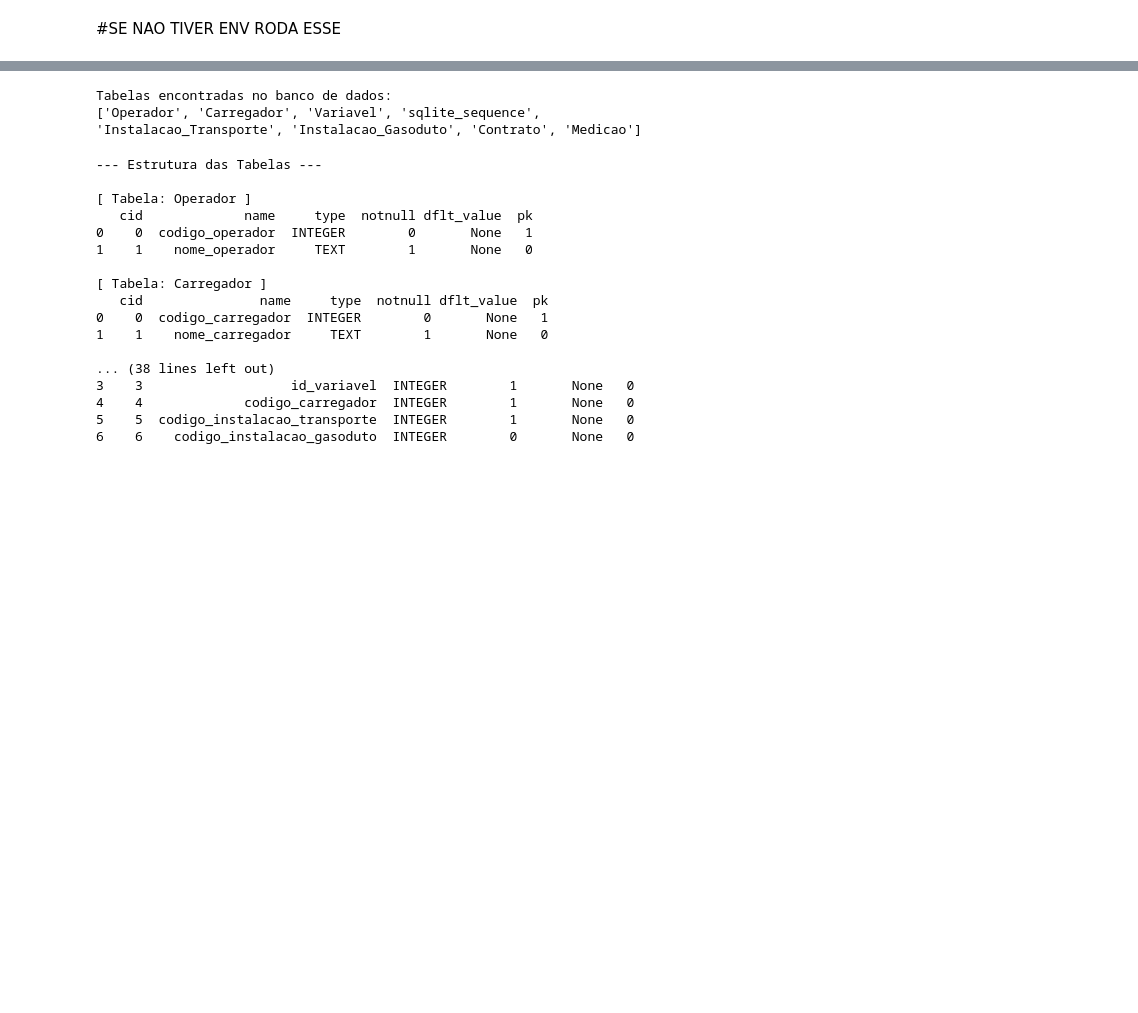
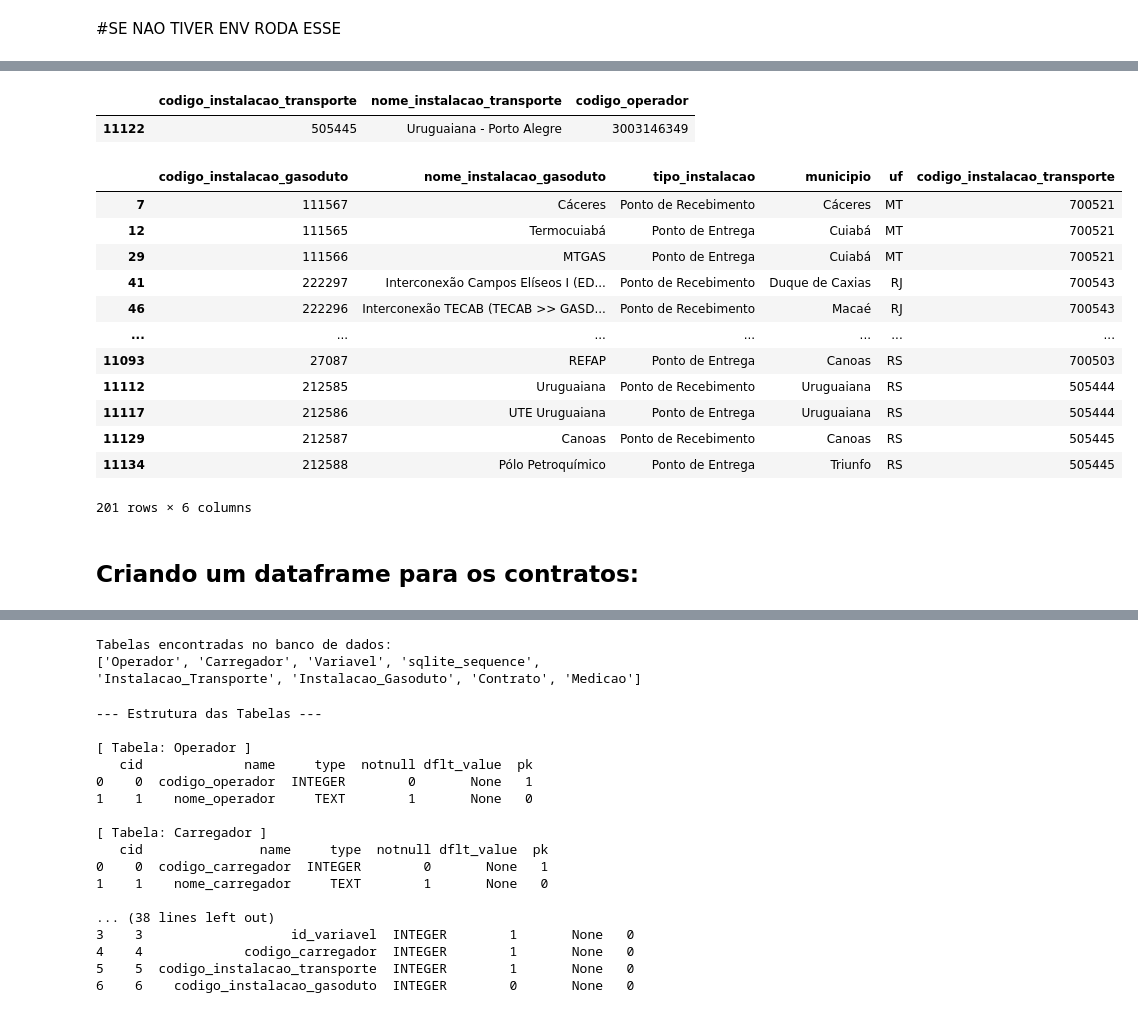
Before and after one commit to RaphaelLeivas/ibd-2025-1, a Jupyter notebook: TP2/Normalização.ipynb, the cells around one changed output, grey strips where cells are left out. Cells and saved outputs as stored; diff of their text form; code cells hidden in the pictures; blank space fills up the shorter version.

```diff
--- a/TP2/Normalização.ipynb
+++ b/TP2/Normalização.ipynb
@@ -12,0 +23,10 @@ data = pd.read_excel(XLSX_FILE)
+# %%
+print(f"Iniciando a extração do arquivo '{XLSX_FILE}'...")
+try:
+    df_raw = pd.read_excel(XLSX_FILE)
+except FileNotFoundError:
+    print(f"ERRO: O arquivo '{XLSX_FILE}' não foi encontrado.")
+    print("Por favor, certifique-se de que o arquivo está no diretório correto.")
+    raise
+
+print("Extração concluída.")
@@ -231,0 +85,30 @@ def run_etl_pipeline():
+# %%
+# Identificar colunas de data para a operação de "unpivot"
+date_columns = [col for col in df.columns if isinstance(col, datetime.datetime)]
+
+id_vars = list(column_mapping.values())
+
+# Unpivot (transformar de formato largo para longo)
+df_long = pd.melt(df, id_vars=id_vars, value_vars=date_columns,
+                  var_name='data_medicao', value_name='valor')
+
+print("Shape after melt:", df_long.shape)
+print(df_long.head())
+
+# Step 4: Clean and convert data
+df_long.replace('#N/D', np.nan, inplace=True)
+df_long['valor'] = pd.to_numeric(df_long['valor'], errors='coerce')
+df_long.dropna(subset=['valor'], inplace=True)
+df_long['data_medicao'] = pd.to_datetime(df_long['data_medicao'])
+
+# Step 5: Extract variable name and unit
+var_regex = re.compile(r'^(.*?)\s*\((.*)\)$')
+extracted_vars = df_long['variavel_completa'].str.extract(var_regex)
+
+df_long['nome_variavel'] = extracted_vars[0].str.strip()
+df_long['unidade_medida'] = extracted_vars[1].str.strip()
+df_long['nome_variavel'].fillna(df_long['variavel_completa'], inplace=True)
+df_long['unidade_medida'].fillna('N/A', inplace=True)
+
+# Step 6: Check result
+print(df_long.head())
@@ -231,0 +525,23 @@ def run_etl_pipeline():
+# %%
+df_novos_transporte
+# %% [output]
+|  | codigo_instalacao_transporte | nome_instalacao_transporte | codigo_operador |
+| 11122 | 505445 | Uruguaiana - Porto Alegre | 3003146349 |
+# %%
+df_novos_gasoduto
+# %% [output]
+|  | codigo_instalacao_gasoduto | nome_instalacao_gasoduto | tipo_instalacao | municipio | uf | codigo_instalacao_transporte |
+| 7 | 111567 | Cáceres | Ponto de Recebimento | Cáceres | MT | 700521 |
+| 12 | 111565 | Termocuiabá | Ponto de Entrega | Cuiabá | MT | 700521 |
+| 29 | 111566 | MTGAS | Ponto de Entrega | Cuiabá | MT | 700521 |
+| 41 | 222297 | Interconexão Campos Elíseos I (ED... | Ponto de Recebimento | Duque de Caxias | RJ | 700543 |
+| 46 | 222296 | Interconexão TECAB (TECAB >> GASD... | Ponto de Recebimento | Macaé | RJ | 700543 |
+| ... | ... | ... | ... | ... | ... | ... |
+| 11093 | 27087 | REFAP | Ponto de Entrega | Canoas | RS | 700503 |
+| 11112 | 212585 | Uruguaiana | Ponto de Recebimento | Uruguaiana | RS | 505444 |
+| 11117 | 212586 | UTE Uruguaiana | Ponto de Entrega | Uruguaiana | RS | 505444 |
+| 11129 | 212587 | Canoas | Ponto de Recebimento | Canoas | RS | 505445 |
+| 11134 | 212588 | Pólo Petroquímico | Ponto de Entrega | Triunfo | RS | 505445 |
+201 rows × 6 columns
+# %% [markdown]
+## Criando um dataframe para os contratos:
```
Also changed, not shown: parts of 38 cells of this notebook, 2 other files.
